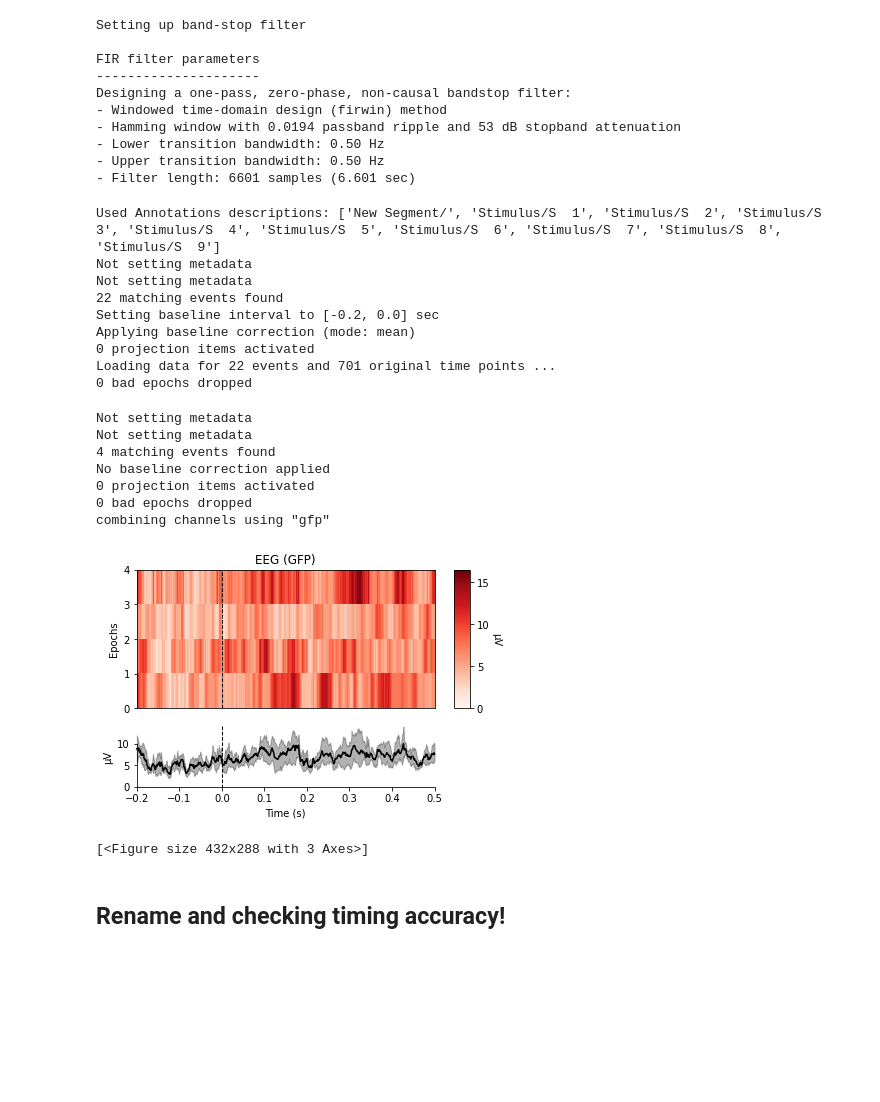
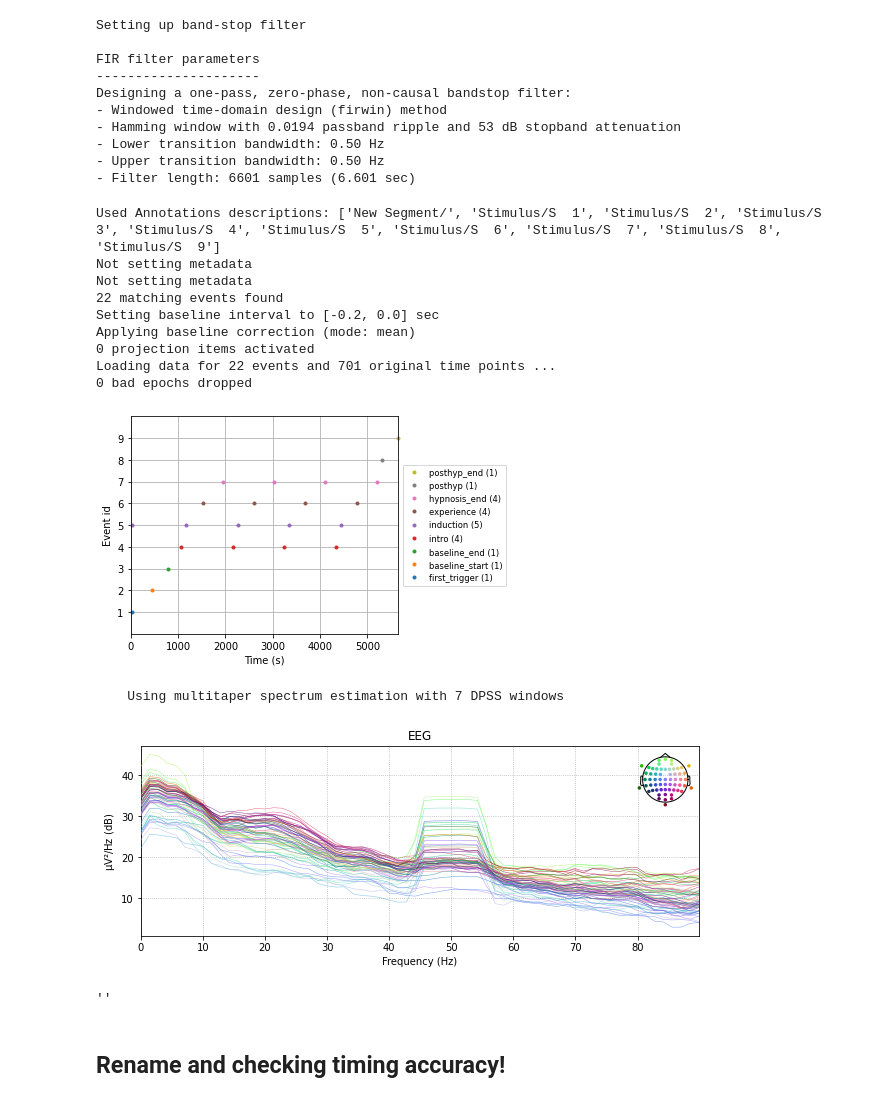
Before and after one commit to Yeganehfrh/B2BNet, a Jupyter notebook: PLB_HYP_EEG_Preproecessing.ipynb, the cells around one changed output. Saved outputs shown, nothing was run; the diff lists cells and outputs as text; code cells hidden in the pictures; blank space fills up the shorter version.

```diff
--- a/PLB_HYP_EEG_Preproecessing.ipynb
+++ b/PLB_HYP_EEG_Preproecessing.ipynb
@@ -51,8 +49,6 @@ Mounted at /content/drive
 # print(content)
 # %%
 # Open EEG data and visualize its power spectrum density
-raw = mne.io.read_raw_brainvision('/content/drive/MyDrive/Live Sessions/2131214.vhdr')
-fig = raw.plot_psd(fmax= 70,n_fft = 512, reject_by_annotation = False, picks = ['eeg'],
-                   area_mode = 'range', estimate='auto',average=True)
-fig.
+raw = mne.io.read_raw_brainvision('/content/drive/MyDrive/Live Sessions/plb-hyp-live2131111.vhdr')
+ax = raw.plot_psd(fmax= 70)
 # %% [output]
@@ -62,0 +70,14 @@ AttributeError: ignored
+# %%
+from pathlib import Path
+
+sessions_dir = Path('/content/drive/MyDrive/Live Sessions/')
+session_files = list(sessions_dir.glob('213*.vhdr'))
+n_subs = len(session_files)
+
+fig, axes = plt.subplots(n_subs, 1, sharex= True, figsize = (10,n_subs * 5))
+for i, session_file in enumerate(session_files):
+  raw = mne.io.read_raw_brainvision(session_file, verbose= False)
+  raw.plot_psd(fmax= 70, ax = axes[i], show= False, verbose = False)
+  axes[i].set(title = session_file.stem)
+
+plt.show()
@@ -100,19 +125,15 @@ Applying baseline correction (mode: mean)
 0 projection items activated
 Loading data for 22 events and 701 original time points ...
 0 bad epochs dropped
+[figure, added]
 # %%
 epoch_experience = epochs['experience']
-epoch_experience.plot_image()
+fig = epoch_experience.plot_psd(fmax= 90)
+fig.get_label()
 # %% [output]
-Not setting metadata
-Not setting metadata
-4 matching events found
-No baseline correction applied
-0 projection items activated
-0 bad epochs dropped
-combining channels using "gfp"
+    Using multitaper spectrum estimation with 7 DPSS windows
-[figure, old version]
+[figure, new version]
-[<Figure size 432x288 with 3 Axes>]
+''
 # %% [markdown]
 ## Rename and checking timing accuracy!
 # %%
```
Also changed, not shown: parts of 7 cells of this notebook.
